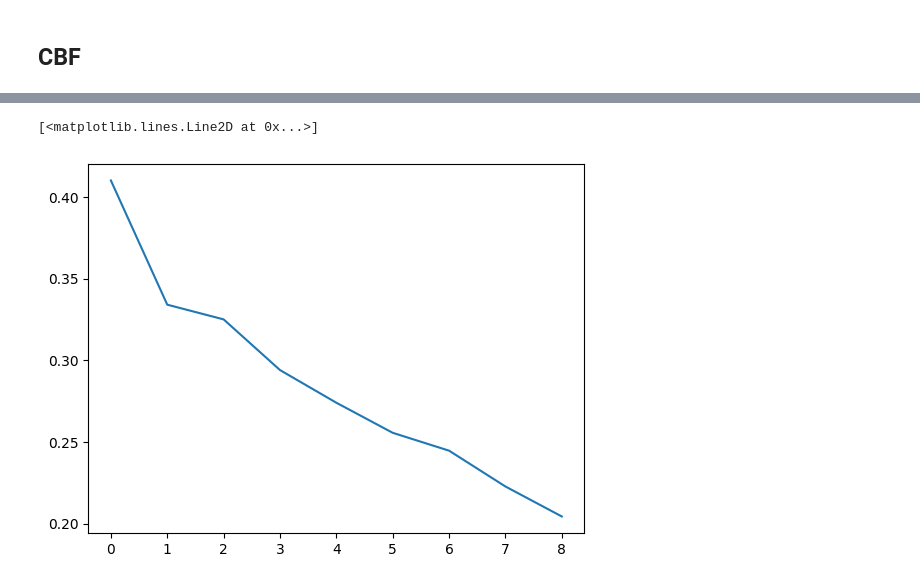
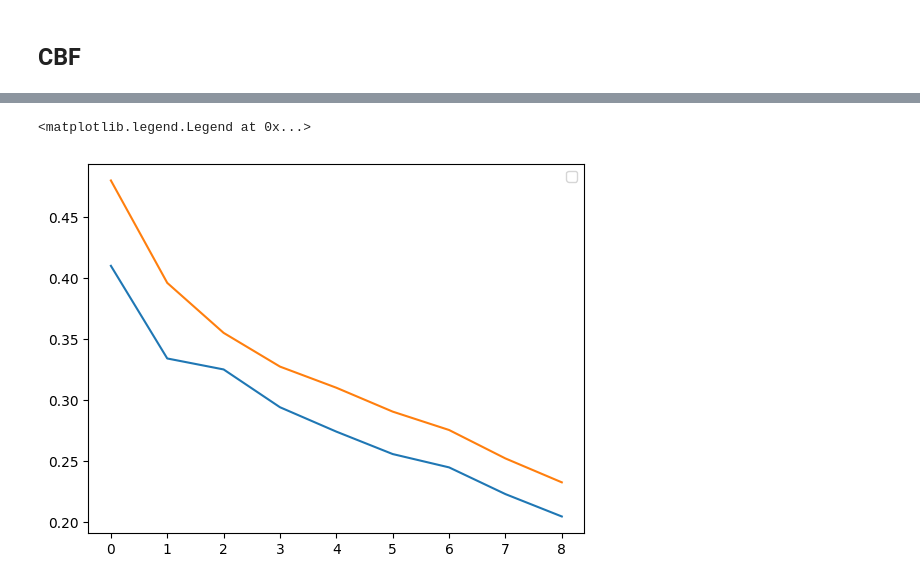
Before and after one commit to 1Tanmay6/hybrid-recommendation-system, a Jupyter notebook: hybrid_ensemble_model.ipynb, the cells around one changed output, grey strips where cells are left out. Drawn from its saved outputs; the diff is of its cells as text; code cells hidden in the pictures.

Commit message:
New model + hybrid recommendation system

```diff
--- a/hybrid_ensemble_model.ipynb
+++ b/hybrid_ensemble_model.ipynb
@@ -242,4 +300,0 @@ test_ratings = get_for_all_movies(ncf_cnn_model, cbf, data,
-# %%
-ud_rating = data[(data['Rating'] > 3) & (
-    data['UserID'] == 3328)]['MovieID'].values
-ud_rating
@@ -313,0 +331,35 @@ avg_prec
+# %%
+import seaborn as sns
+import matplotlib.pyplot as plt
+
+# Data
+data = {1: 0.46,
+        5: 0.35400000000000004,
+        10: 0.2900000000000001,
+        15: 0.27399999999999997,
+        20: 0.2615,
+        25: 0.24679999999999994,
+        30: 0.2396666666666667,
+        40: 0.22075,
+        50: 0.20439999999999997}
+
+# Preparing data for plotting
+x = list(data.keys())
+y = list(data.values())
+
+# Set the style
+sns.set(style="whitegrid")
+
+# Create the plot
+plt.figure(figsize=(8, 5))
+sns.lineplot(x=x, y=y, marker='o', linewidth=2.5, color='b')
+sns.lineplot(x=x, y=y, marker='o', linewidth=2.5, color='b')
+
+
+# Add titles and labels
+plt.title("Data Trend Visualization", fontsize=16)
+plt.xlabel("X-axis", fontsize=14)
+plt.ylabel("Y-axis", fontsize=14)
+
+# Show the plot
+plt.show()
@@ -314,5 +372,10 @@ avg_prec
+# %%
+import pandas as pd
+older_vals = pd.read_csv('./hybrid_precision_results.csv').values[0][1:]
 # %%
+plt.plot(older_vals)
 plt.plot(avg_prec.values())
+plt.legend()
 # %% [output]
-[<matplotlib.lines.Line2D at 0x...>]
+<matplotlib.legend.Legend at 0x...>
-[figure, old version]
+[figure, new version]
```
Also changed, not shown: parts of 29 cells of this notebook, 3 other files.
